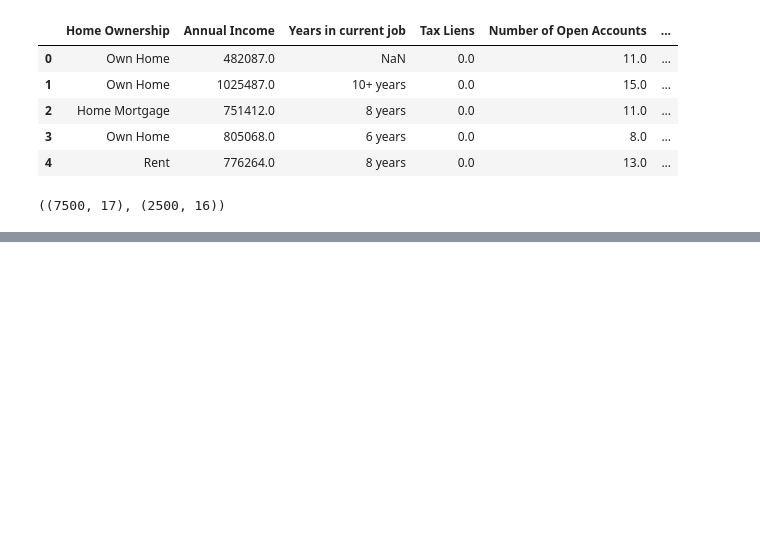
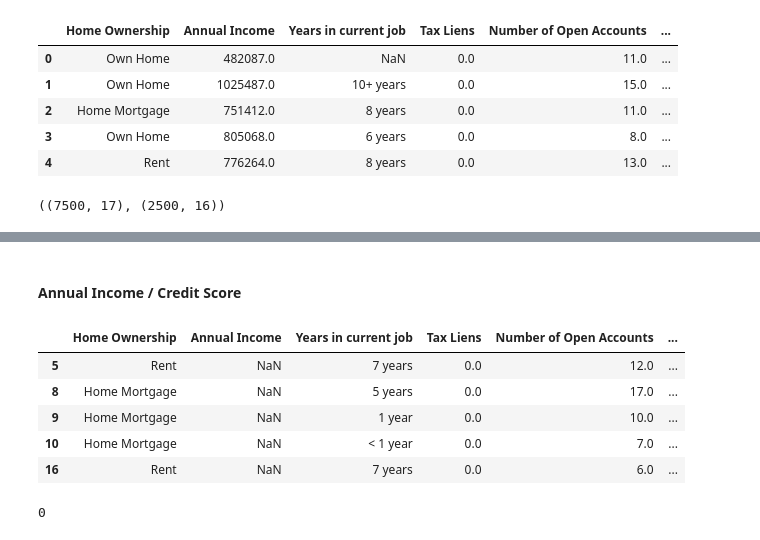
Before and after one commit to mechanic3000/GB_python_library_2, a Jupyter notebook: course_project_2.ipynb, the cells around one changed output, grey strips where cells are left out. Drawn from its saved outputs; the diff is of its cells as text; code cells hidden in the pictures; blank space fills up the shorter version.

```diff
--- a/course_project_2.ipynb
+++ b/course_project_2.ipynb
@@ -105,0 +235,15 @@ KeyboardInterrupt:
+# %% [markdown]
+#### Annual Income / Credit Score
+# %%
+train_df.loc[train_df['Annual Income'].isna()].head(5)
+# %% [output]
+|  | Home Ownership | Annual Income | Years in current job | Tax Liens | Number of Open Accounts | ... |
+| 5 | Rent | NaN | 7 years | 0.0 | 12.0 | ... |
+| 8 | Home Mortgage | NaN | 5 years | 0.0 | 17.0 | ... |
+| 9 | Home Mortgage | NaN | 1 year | 0.0 | 10.0 | ... |
+| 10 | Home Mortgage | NaN | < 1 year | 0.0 | 7.0 | ... |
+| 16 | Rent | NaN | 7 years | 0.0 | 6.0 | ... |
+# %%
+(train_df[train_df['Annual Income'].isna()].index != train_df[train_df['Credit Score'].isna()].index).sum()
+# %% [output]
+0
```
Also changed, not shown: parts of 87 cells of this notebook, 2 other files.
